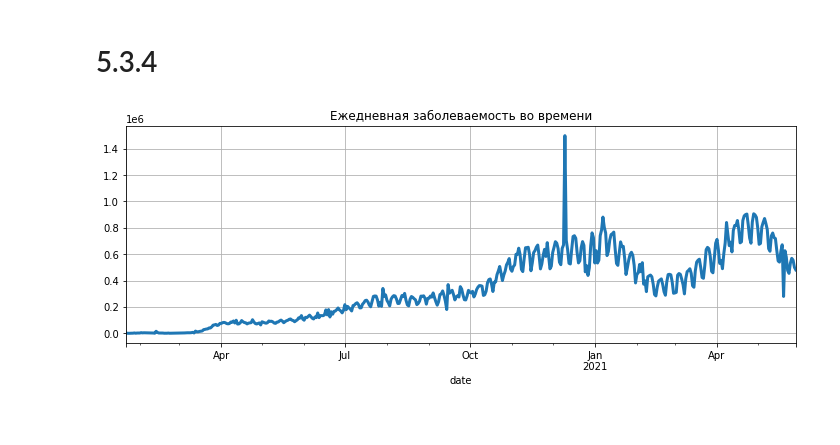
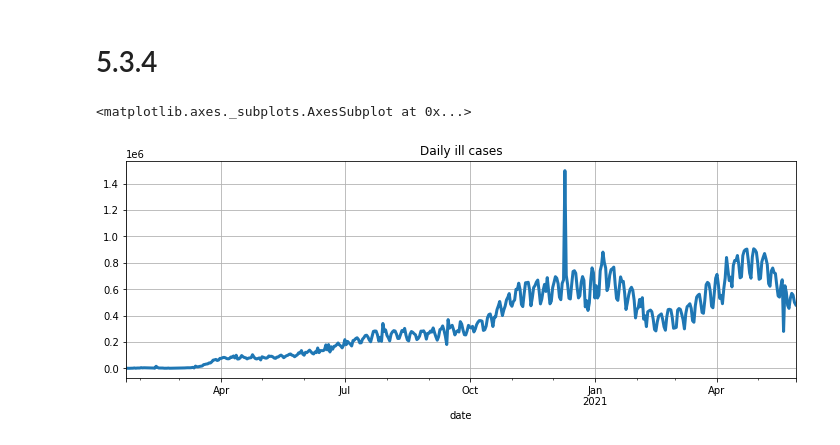
Before and after one commit to modernpacifist/engineering-of-machine-learning-urfu, a Jupyter notebook: python-pro-level/Notebooks/PandasPythonProWalkthrough5_3.ipynb, the cells around one changed output. Cells and saved outputs as stored; diff of their text form; code cells hidden in the pictures.

```diff
--- a/python-pro-level/Notebooks/PandasPythonProWalkthrough5_3.ipynb
+++ b/python-pro-level/Notebooks/PandasPythonProWalkthrough5_3.ipynb
@@ -374,11 +374,12 @@ display(ru_mean_recover_rate)
 # %%
 grouped_cases = covid_df.groupby('date')['daily_confirmed'].sum()
 grouped_cases.plot(
     kind='line',
     figsize=(12, 4),
-    title='Ежедневная заболеваемость во времени',
+    title='Daily ill cases',
     grid = True,
     lw=3
-);
+)
 # %% [output]
+<matplotlib.axes._subplots.AxesSubplot at 0x...>
-[figure, old version]
+[figure, new version]
```
Also changed, not shown: parts of 6 cells of this notebook.
